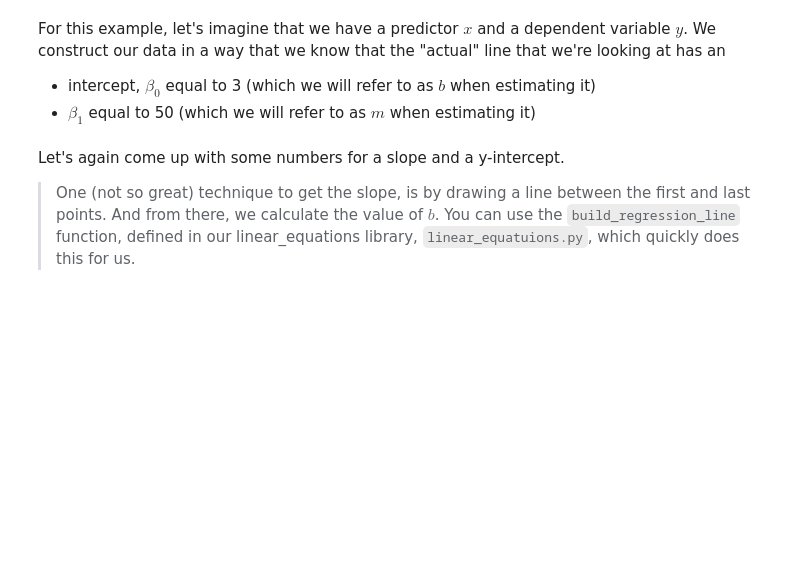
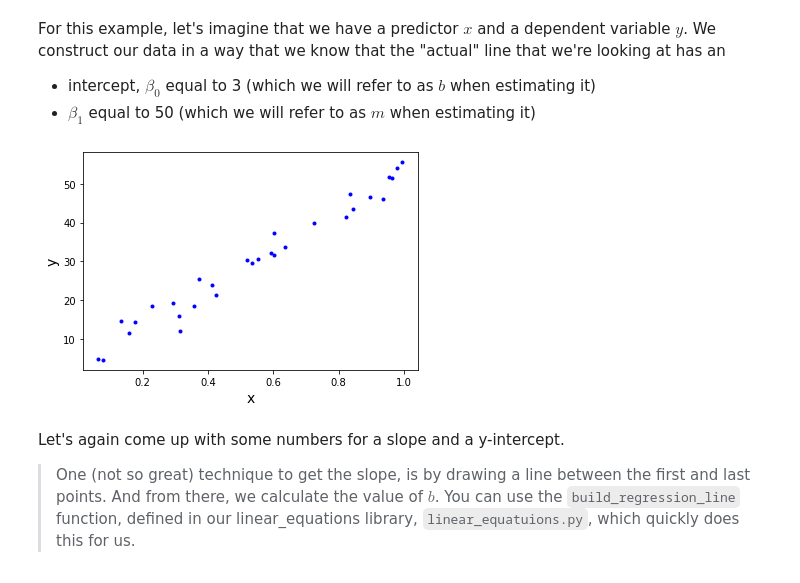
Before and after one commit to p-szymo/dsc-gradient-descent-intro-nyc-ds-033020, a Jupyter notebook: index.ipynb, the cells around one changed output. Drawn from its saved outputs; the diff is of its cells as text; code cells hidden in the pictures; blank space fills up the shorter version.

```diff
--- a/index.ipynb
+++ b/index.ipynb
@@ -23,16 +23,18 @@ For this example, let's imagine that we have a predictor $x$ and a dependent var
 # %%
 import numpy as np
 import matplotlib.pyplot as plt
-matplotlib inline
+%matplotlib inline
 np.random.seed(225)
 
 x = np.random.rand(30, 1).reshape(30)
 y_randterm = np.random.normal(0,3,30)
 y = 3+ 50* x + y_randterm
 
 plt.plot(x, y, '.b')
 plt.xlabel("x", fontsize=14)
 plt.ylabel("y", fontsize=14);
+# %% [output]
+[figure, added]
 # %% [markdown]
 Let's again come up with some numbers for a slope and a y-intercept.
 
```
